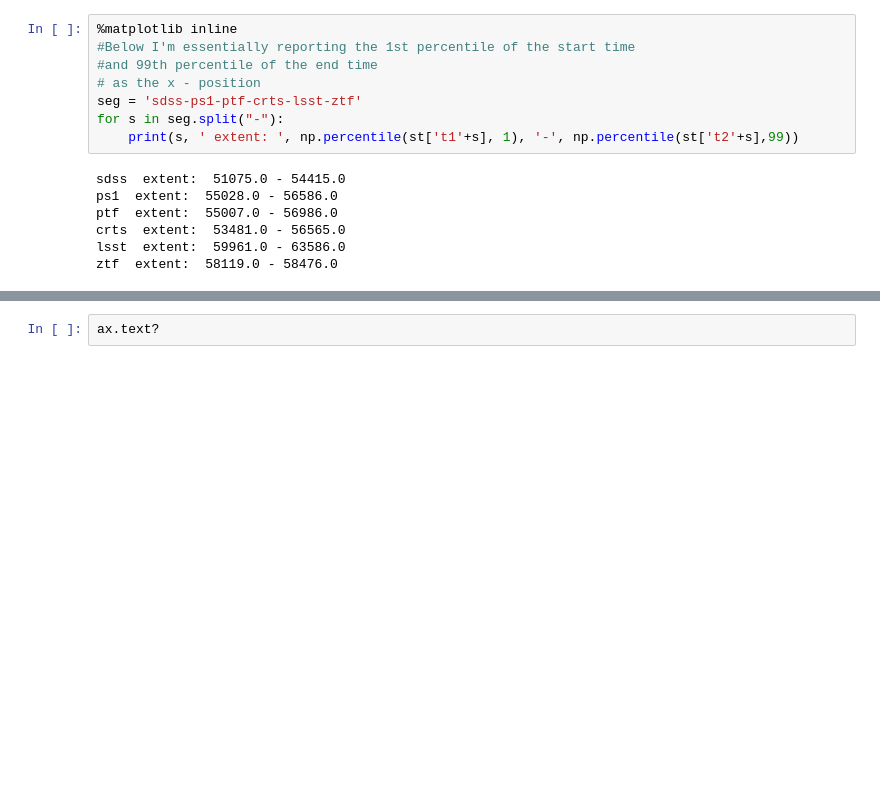
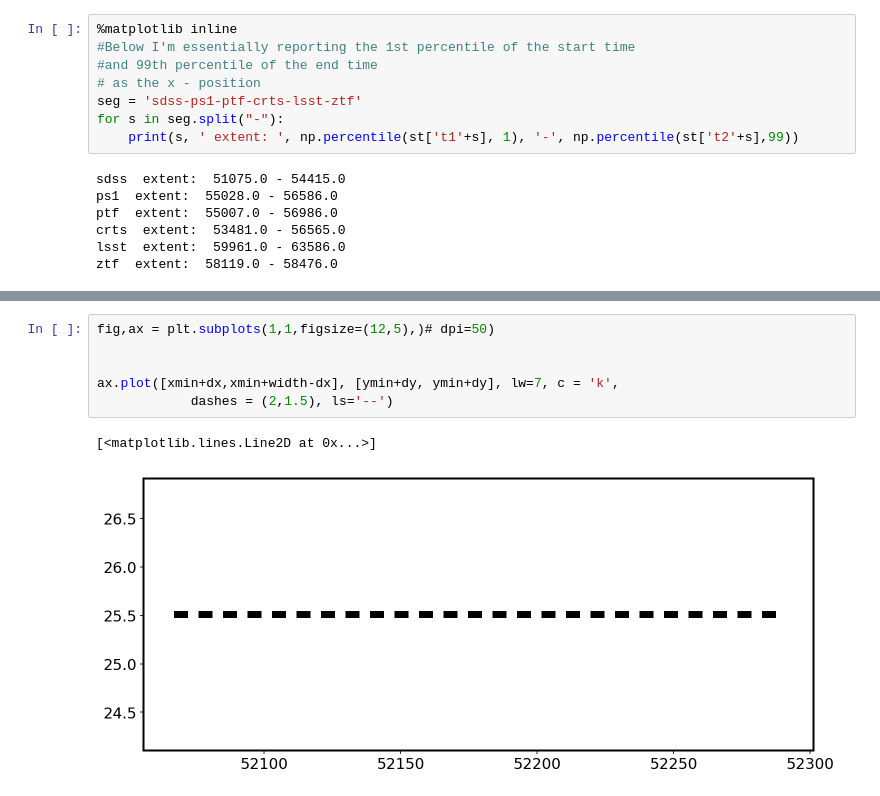
Before and after one commit to suberlak/PS1_SDSS_CRTS, a Jupyter notebook: code2/Stats_simulation.ipynb, the cells around one changed output, grey strips where cells are left out. Cells and saved outputs as stored; diff of their text form; blank space fills up the shorter version.

```diff
--- a/code2/Stats_simulation.ipynb
+++ b/code2/Stats_simulation.ipynb
@@ -209,2 +226,9 @@ WARNING: ErfaWarning: ERFA function "d2dtf" yielded 4 of "dubious year (Note 5)"
-# %%
-ax.text?
+# %%
+fig,ax = plt.subplots(1,1,figsize=(12,5),)# dpi=50)
+
+
+ax.plot([xmin+dx,xmin+width-dx], [ymin+dy, ymin+dy], lw=7, c = 'k',
+            dashes = (2,1.5), ls='--')
+# %% [output]
+[<matplotlib.lines.Line2D at 0x...>]
+[figure, added]
```
Also changed, not shown: parts of 7 cells of this notebook.
